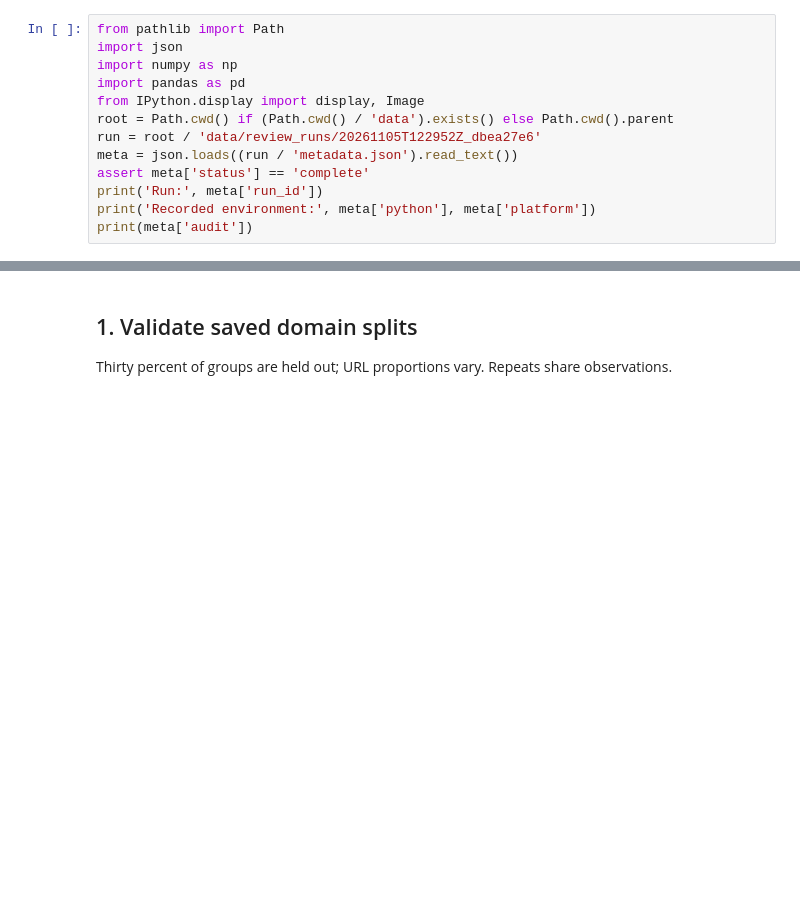
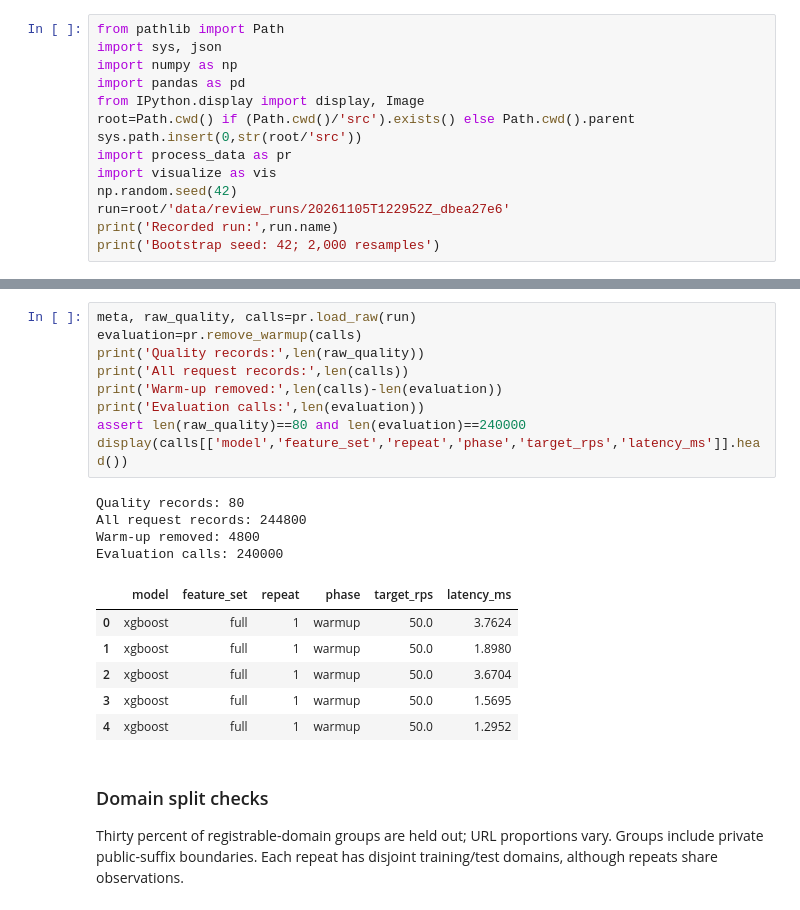
Before and after one commit to dariyanagabdylshukir-crypto/phishing-url-ml-comparison, a Jupyter notebook: notebooks/01_data_analysis.ipynb, the cells around one changed output, grey strips where cells are left out. Cells and saved outputs as stored; diff of their text form; blank space fills up the shorter version.

```diff
--- a/notebooks/01_data_analysis.ipynb
+++ b/notebooks/01_data_analysis.ipynb
@@ -7,14 +7,15 @@ This notebook inspects the completed domain-disjoint RPS experiment. It does not
 # %%
 from pathlib import Path
-import json
+import sys, json
 import numpy as np
 import pandas as pd
 from IPython.display import display, Image
-root = Path.cwd() if (Path.cwd() / 'data').exists() else Path.cwd().parent
-run = root / 'data/review_runs/20261105T122952Z_dbea27e6'
-meta = json.loads((run / 'metadata.json').read_text())
-assert meta['status'] == 'complete'
-print('Run:', meta['run_id'])
-print('Recorded environment:', meta['python'], meta['platform'])
-print(meta['audit'])
+root=Path.cwd() if (Path.cwd()/'src').exists() else Path.cwd().parent
+sys.path.insert(0,str(root/'src'))
+import process_data as pr
+import visualize as vis
+np.random.seed(42)
+run=root/'data/review_runs/20261105T122952Z_dbea27e6'
+print('Recorded run:',run.name)
+print('Bootstrap seed: 42; 2,000 resamples')
 # %% [output]
@@ -24,5 +28,25 @@ Recorded environment: 3.11.9 Windows-10-10.0.22631-SP0
+# %%
+meta, raw_quality, calls=pr.load_raw(run)
+evaluation=pr.remove_warmup(calls)
+print('Quality records:',len(raw_quality))
+print('All request records:',len(calls))
+print('Warm-up removed:',len(calls)-len(evaluation))
+print('Evaluation calls:',len(evaluation))
+assert len(raw_quality)==80 and len(evaluation)==240000
+display(calls[['model','feature_set','repeat','phase','target_rps','latency_ms']].head())
+# %% [output]
+Quality records: 80
+All request records: 244800
+Warm-up removed: 4800
+Evaluation calls: 240000
+|  | model | feature_set | repeat | phase | target_rps | latency_ms |
+| 0 | xgboost | full | 1 | warmup | 50.0 | 3.7624 |
+| 1 | xgboost | full | 1 | warmup | 50.0 | 1.8980 |
+| 2 | xgboost | full | 1 | warmup | 50.0 | 3.6704 |
+| 3 | xgboost | full | 1 | warmup | 50.0 | 1.5695 |
+| 4 | xgboost | full | 1 | warmup | 50.0 | 1.2952 |
 # %% [markdown]
-## 1. Validate saved domain splits
+### Domain split checks
 
-Thirty percent of groups are held out; URL proportions vary. Repeats share observations.
+Thirty percent of registrable-domain groups are held out; URL proportions vary. Groups include private public-suffix boundaries. Each repeat has disjoint training/test domains, although repeats share observations.
 # %%
```
Also changed, not shown: parts of 16 cells of this notebook, 18 other files.
